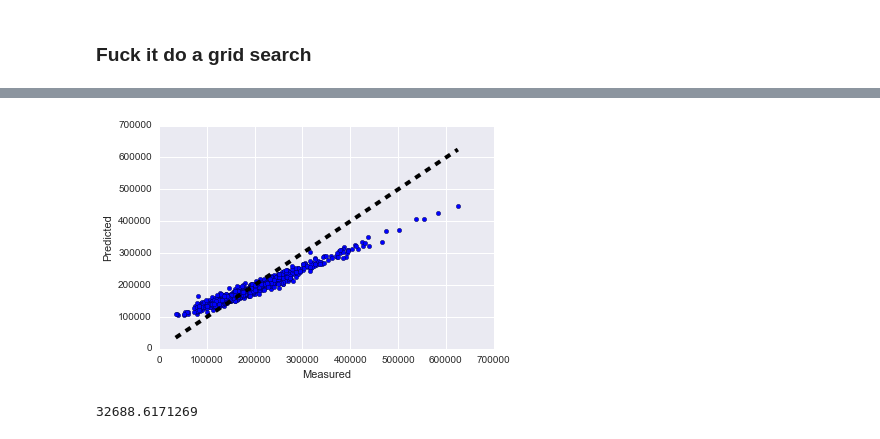
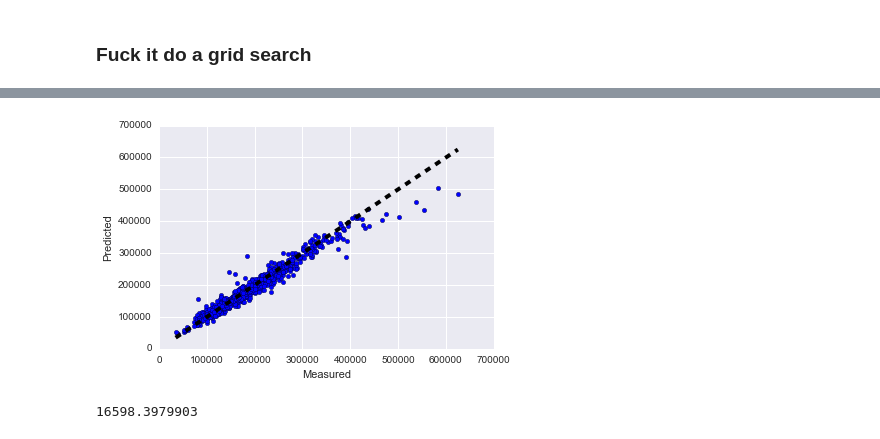
Before and after one commit to richkylet/kaggleContests, a Jupyter notebook: HousePrices/HousePrices.ipynb, the cells around one changed output, grey strips where cells are left out. Cells and saved outputs as stored; diff of their text form; code cells hidden in the pictures.

```diff
--- a/HousePrices/HousePrices.ipynb
+++ b/HousePrices/HousePrices.ipynb
@@ -130,5 +135,3 @@ for col in dum.columns:
     X_train[col] = dum[col]
 del X_train['MiscFeature']
 del X_train['MiscVal']
-# %%
-X_train = X_train.dropna()
@@ -135,3 +158,7 @@ X_train = X_train.dropna()
+# %%
+float_cols = X_train.select_dtypes(include = ['float64']).columns
+for col in float_cols:
+    X_train[col] = X_train[col].fillna(X_train[col].mean())
 # %%
 X_train.head()
 # %% [output]
@@ -424,7 +460,7 @@ clf_ridge.fit(X_train[top_10_features], y_sub).coef_
 # 4. Elastic Net
 # %%
 clf_EN = linear_model.ElasticNetCV(alphas=[0.001, 0.05, 0.01, 0.05, 0.1, 1.0], l1_ratio = [.1, 0.2, 0.3, .4, 0.45, .5, .7, .9])
-clf_EN.fit(X_train[not_zero], y_sub)
+clf_EN.fit(X_train[not_zero], np.log1p(y_sub))
 print clf_EN.alpha_
 print clf_EN.l1_ratio_
 # %% [output]
@@ -559,19 +644,19 @@ gs_cv = grid_search.GridSearchCV(clf_grad, param_grid, n_jobs=4).fit(X_train[not
 # %%
-clf_grad = ensemble.GradientBoostingRegressor(random_state = 42, max_depth = 6, n_estimators=100, learning_rate= 0.01)
-grad_tree = clf_grad.fit(X_train[not_zero], y_sub)
+clf_grad = ensemble.GradientBoostingRegressor(random_state = 42, min_samples_leaf = 9,max_depth = 5, n_estimators=100, learning_rate= 0.05)
+grad_tree = clf_grad.fit(X_train[not_zero], np.log1p(y_sub))
 predicted_grad = grad_tree.predict(X_train[not_zero])
-mse_grad = mean_squared_error(y_sub, predicted_grad)
+mse_grad = mean_squared_error(y_sub, np.expm1(predicted_grad))
 
 fig, ax = plt.subplots()
-ax.scatter(y_sub, predicted_grad)
+ax.scatter(y_sub, np.expm1(predicted_grad))
 ax.plot([y_sub.min(), y_sub.max()], [y_sub.min(), y_sub.max()], 'k--', lw=4)
 ax.set_xlabel('Measured')
 ax.set_ylabel('Predicted')
 plt.show()
 
 print np.sqrt(mse_grad)
 # %% [output]
-[figure, old version]
+[figure, new version]
-32688.6171269
+16598.3979903
 # %%
 plt.plot(clf_grad.fit(X_train[not_zero], y_sub).feature_importances_[clf_grad.fit(X_train[not_zero], y_sub).feature_importances_.argsort()[::-1]])
```
Also changed, not shown: parts of 38 cells of this notebook, 1 other file.
